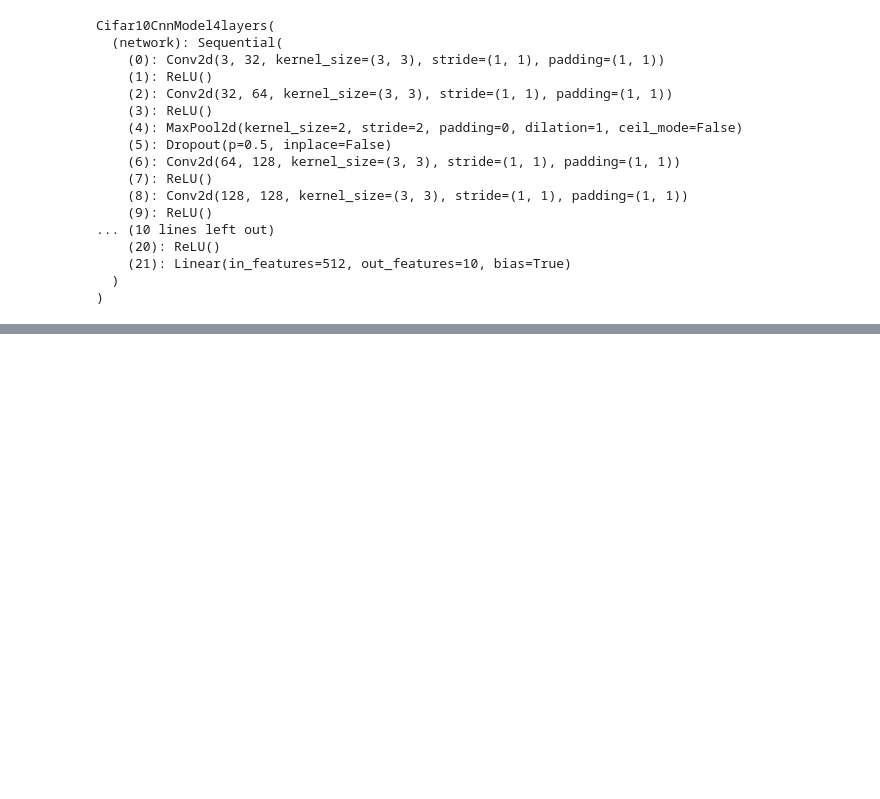
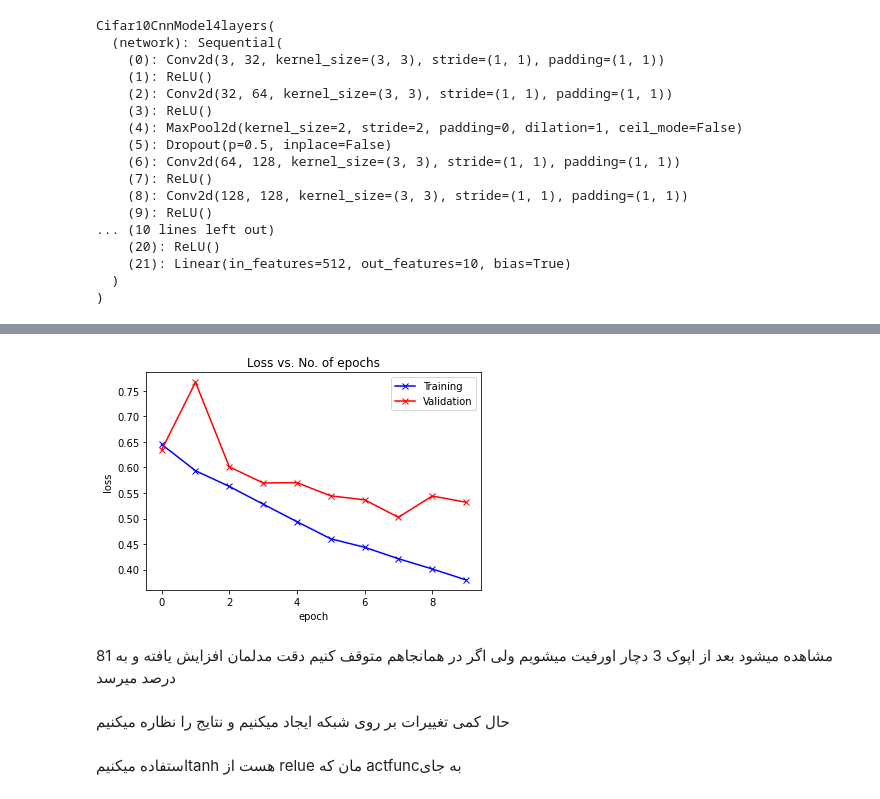
Before and after one commit to sanaaria/Ann, a Jupyter notebook: Ann_HW02.ipynb, the cells around one changed output, grey strips where cells are left out. Cells and saved outputs as stored; diff of their text form; code cells hidden in the pictures; blank space fills up the shorter version.

```diff
--- a/Ann_HW02.ipynb
+++ b/Ann_HW02.ipynb
@@ -629,0 +822,11 @@ evaluate(model2, test_loader)
+# %%
+plot_losses(history)
+# %% [output]
+[figure, added]
+# %% [markdown]
+مشاهده میشود بعد از اپوک 3 دچار اورفیت میشویم ولی اگر در همانجاهم متوقف کنیم دقت مدلمان افزایش یافته و به 81 درصد میرسد
+# %% [markdown]
+حال کمی تغییرات بر روی شبکه ایجاد میکنیم و نتایج را نظاره میکنیم
+# %% [markdown]
+
+  استفاده میکنیمtanh هست از relue مان که actfuncبه جای
```
Also changed, not shown: parts of 33 cells of this notebook.
